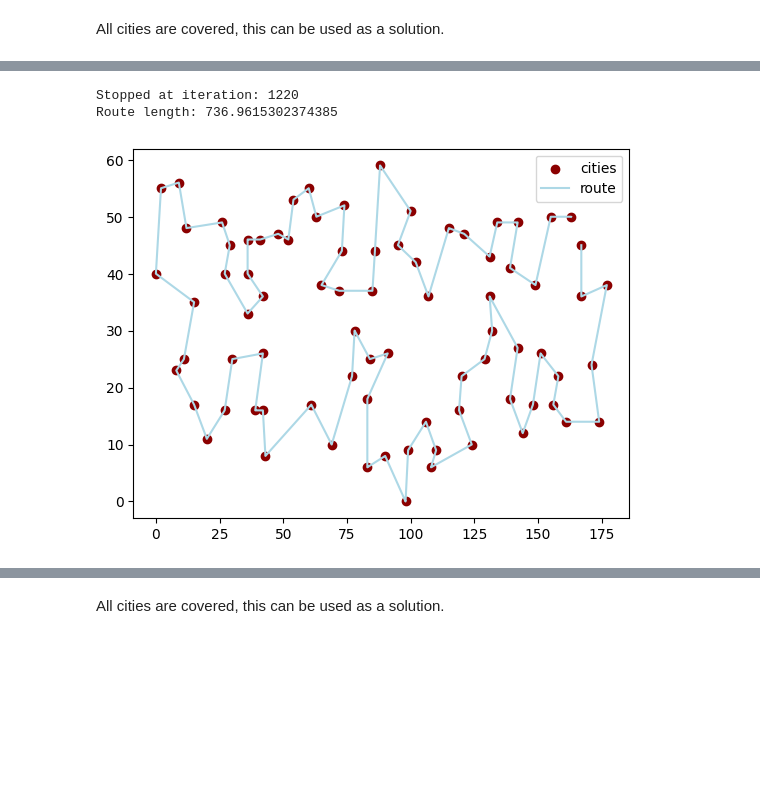
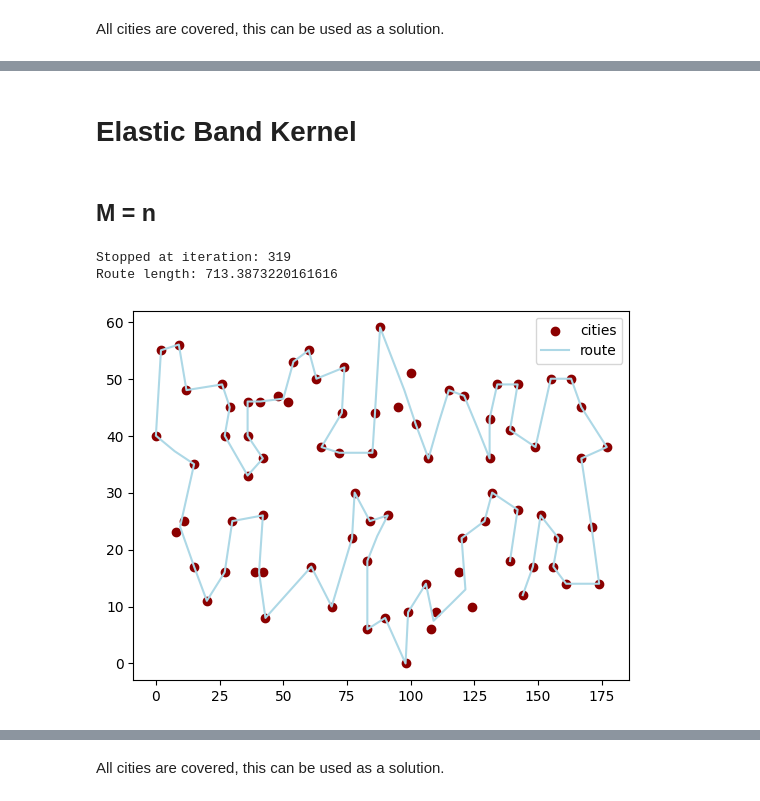
Before and after one commit to Sampatist/ETSP_SOM, a Jupyter notebook: ETSP.ipynb, the cells around one changed output, grey strips where cells are left out. Drawn from its saved outputs; the diff is of its cells as text; code cells hidden in the pictures; blank space fills up the shorter version.

Commit message:
added elastic band kernel

```diff
--- a/ETSP.ipynb
+++ b/ETSP.ipynb
@@ -36,10 +36,11 @@ def plot_cities(X, W, it=0, save=False, show=True):
 # %%
 def gaussian_kernel(x, sigma):
     kernel = np.exp(-np.square(x)/np.square(sigma))
-    return kernel.reshape(-1, 1)
+    return kernel
 # %%
 def elastic_band_kernel(x, sigma):
-    return 'idk'
+    kernel = np.where(x <= sigma, 1, gaussian_kernel(x, sigma))
+    return kernel
 # %%
 def calc_route_length(W):
     n = W.shape[0]
@@ -105,7 +106,7 @@ def SOM_ETSP(X, alpha=0.8, M=None, sigma=None, gama=0.99, beta=0.95, kernel_func
             order_distance = np.abs(np.arange(M) - i_p)
             d_i = np.minimum(order_distance, M - order_distance)
             kernel = kernel_function(d_i, sigma)
-
+            kernel = kernel.reshape(-1, 1)      # Reshape to make it broadcastable
             W = W + alpha * kernel * (X[p] - W)
 
         # Update the learning rate and neighborhood radius
@@ -209,6 +239,10 @@ All cities are covered, this can be used as a solution.
+# %% [markdown]
+# Elastic Band Kernel
+# %% [markdown]
+## M = n
 # %%
-y = SOM_ETSP(X_cities, alpha=0.8, gama=0.99997, sigma=81*3, beta=0.995, M=81*3, seed=0, max_iter=5000)
+y = SOM_ETSP(X_cities, kernel_function=elastic_band_kernel, alpha=0.75, gama=0.99, sigma=81, beta=0.95, M=81, seed=0, max_iter=10000)
 # %% [output]
-Stopped at iteration: 1220
-Route length: 736.9615302374385
+Stopped at iteration: 319
+Route length: 713.3873220161616
-[figure, old version]
+[figure, new version]
```
Also changed, not shown: parts of 39 cells of this notebook, 1 other file.
